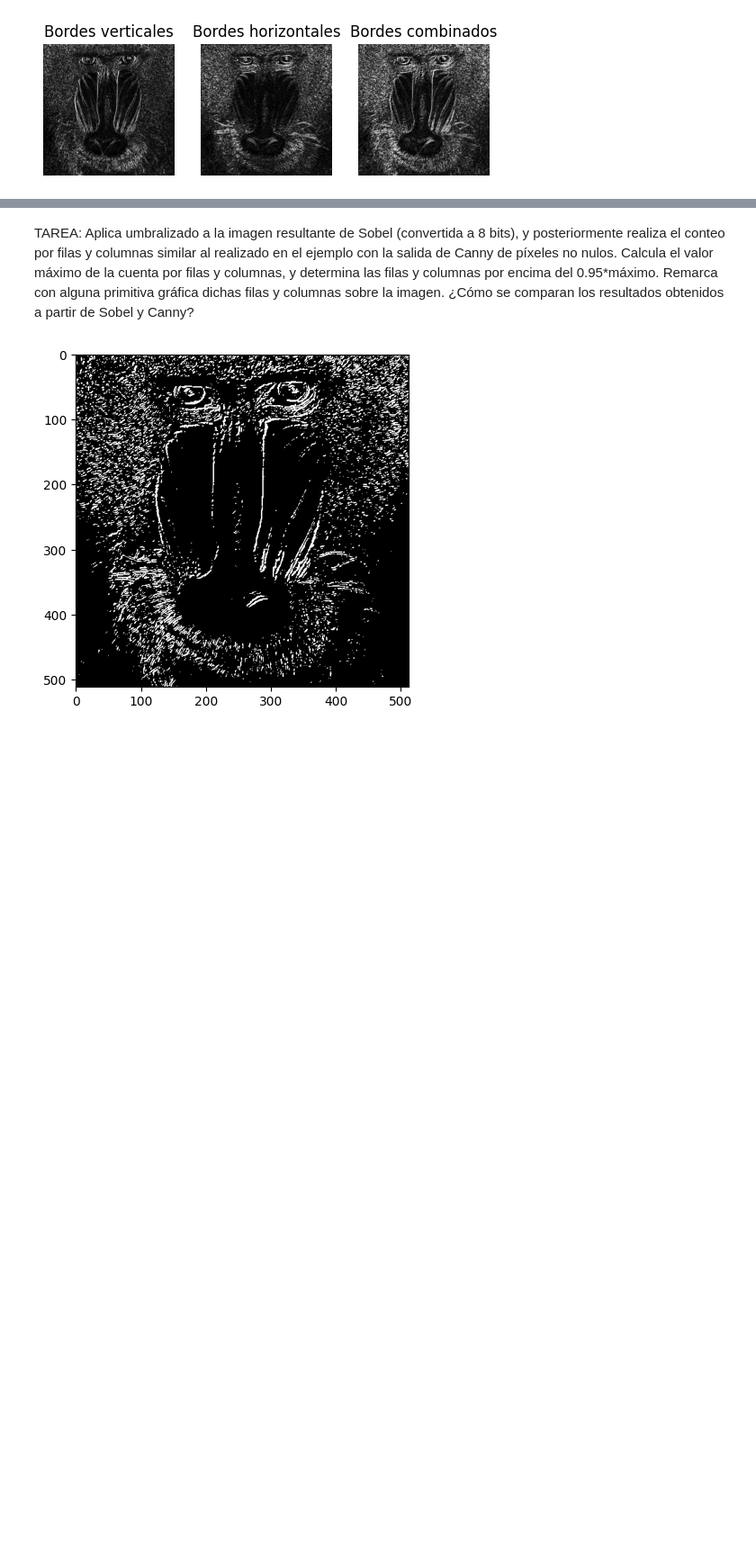
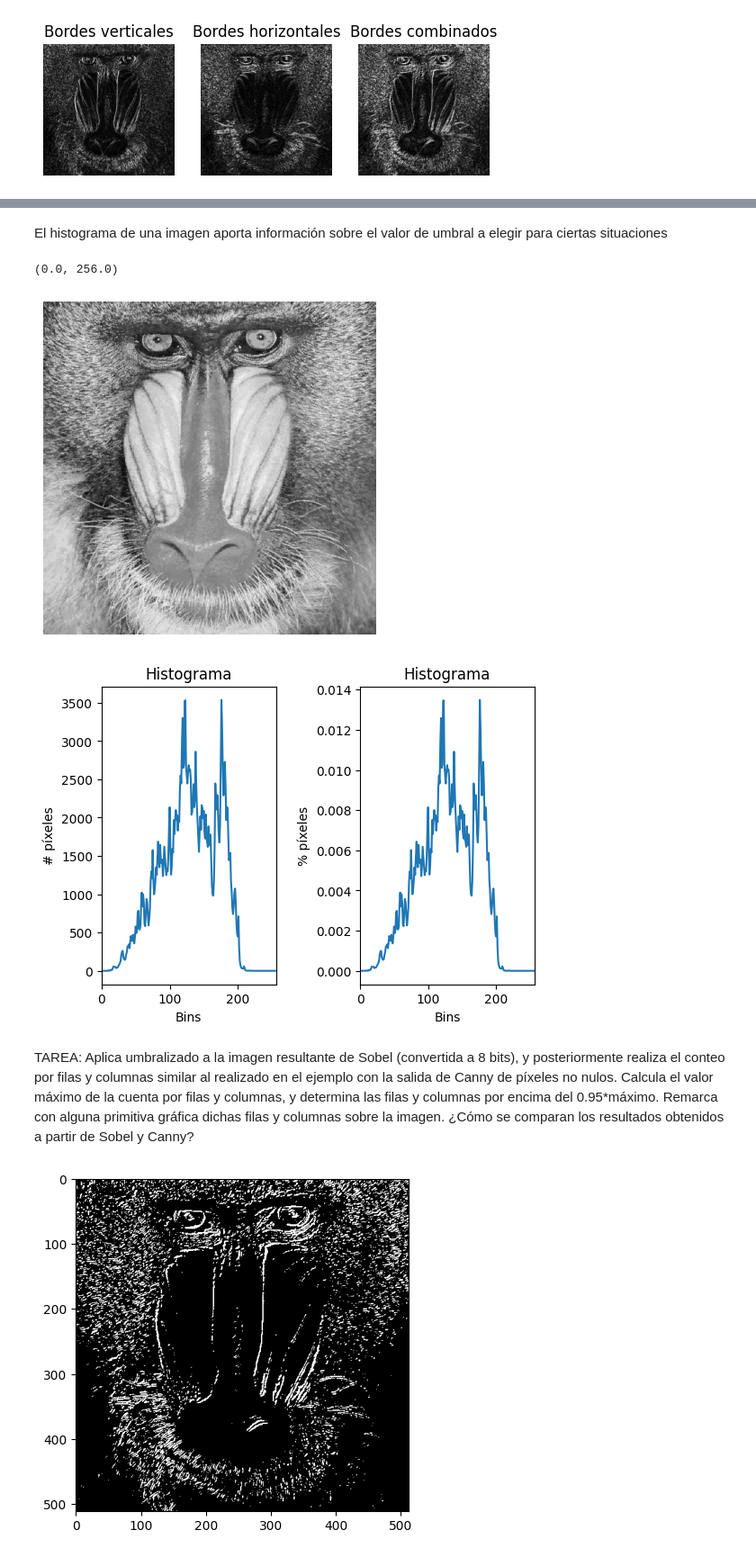
Before and after one commit to miguetech16/VC-Practicas, a Jupyter notebook: P2/VC_P2.ipynb, the cells around one changed output, grey strips where cells are left out. Shown at 90% size. Saved outputs shown, nothing was run; the diff lists cells and outputs as text; code cells hidden in the pictures; blank space fills up the shorter version.

```diff
--- a/P2/VC_P2.ipynb
+++ b/P2/VC_P2.ipynb
@@ -169,3 +212,36 @@ plt.show()
+# %% [markdown]
+El histograma de una imagen aporta información sobre el valor de umbral a elegir para ciertas situaciones
+# %%
+#Cálculo del histograma de una imagen en escala de grises
+hist = cv2.calcHist([gris], [0], None, [256], [0, 256])
+
+plt.figure()
+plt.axis("off")
+plt.imshow(gris, cmap='gray')
+
+# Histograma sin normalizar
+plt.figure()
+plt.subplot(1, 2, 1)
+plt.title("Histograma")
+plt.xlabel("Bins")
+plt.ylabel("# píxeles")
+plt.plot(hist)
+plt.xlim([0, 256])
+
+#Normaliza el histograma en base al número de píxeles y lo muestra
+hist /= hist.sum()
+
+plt.subplot(1, 2, 2)
+plt.title("Histograma")
+plt.xlabel("Bins")
+plt.ylabel("% píxeles")
+plt.tight_layout(pad=3.0) #separación entre plots
+plt.plot(hist)
+plt.xlim([0, 256])
+# %% [output]
+(0.0, 256.0)
+[figure, added]
+[figure, added]
 # %% [markdown]
 TAREA: Aplica umbralizado a la imagen resultante de Sobel (convertida a 8 bits), y posteriormente realiza el conteo por filas y columnas similar al realizado en el ejemplo con la salida de Canny de píxeles no nulos. Calcula el valor máximo de la cuenta por filas y columnas, y determina las filas y columnas por encima del 0.95*máximo. Remarca con alguna primitiva gráfica dichas filas y columnas sobre la imagen. ¿Cómo se comparan los resultados obtenidos a partir de Sobel y Canny?
 # %%
```
Also changed, not shown: parts of 14 cells of this notebook, 1 other file.
